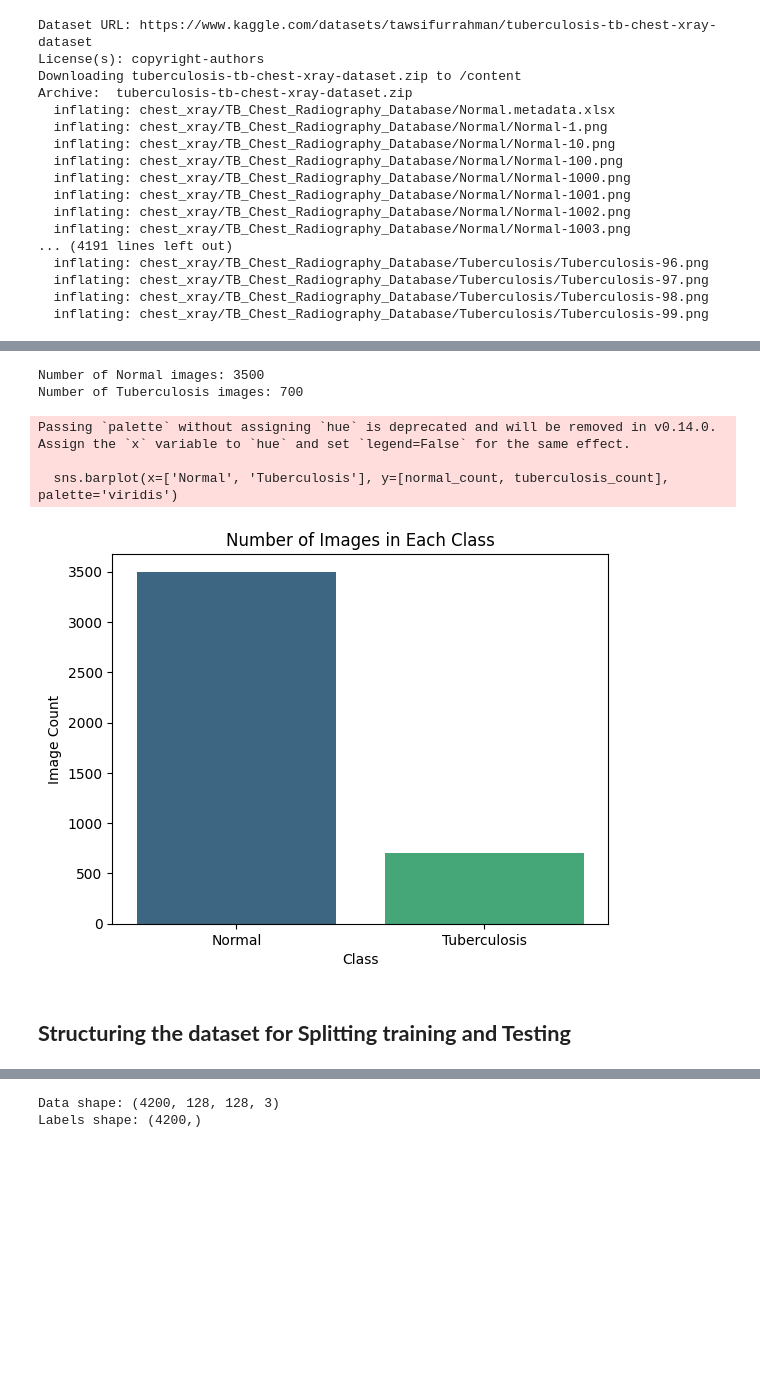
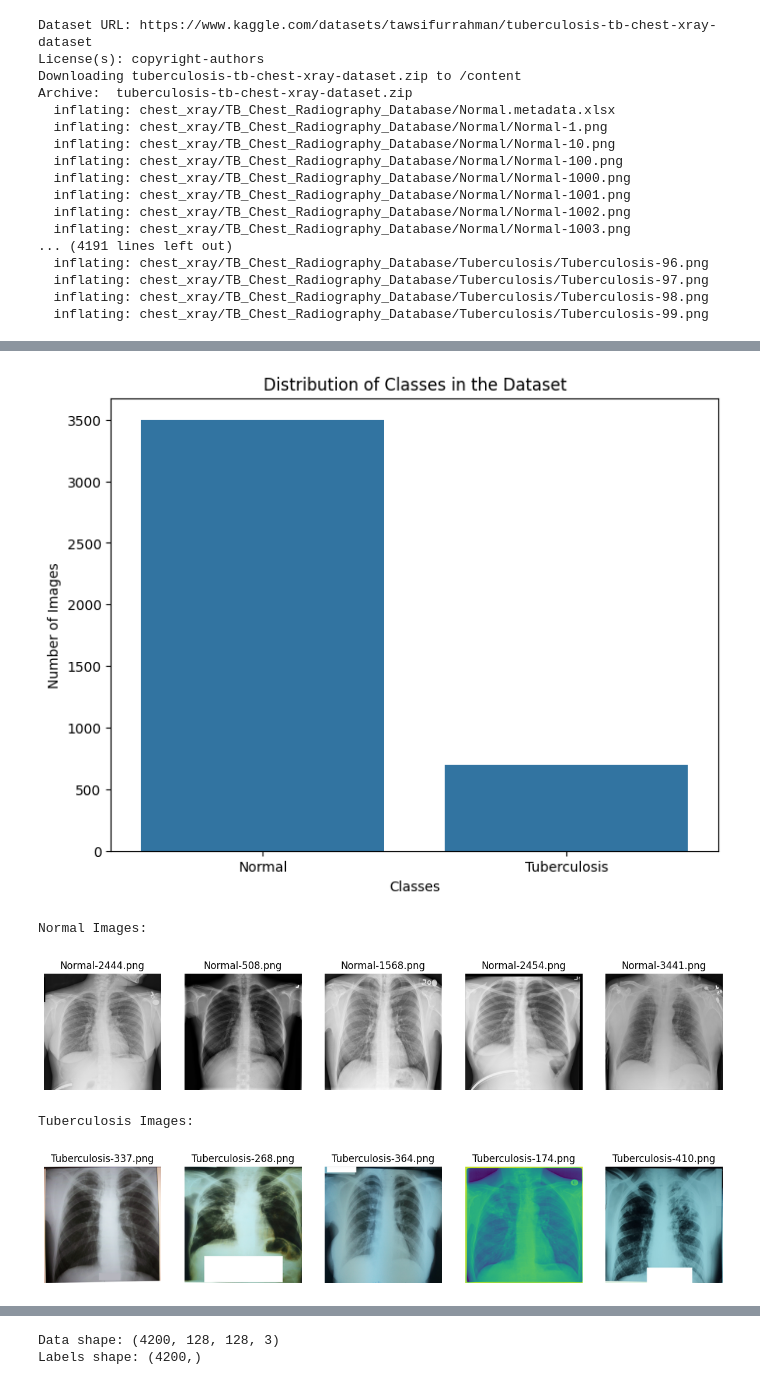
Before and after one commit to Mehwishwajid/ResearchProject, a Jupyter notebook: CodeFile.ipynb, the cells around one changed output, grey strips where cells are left out. Saved outputs shown, nothing was run; the diff lists cells and outputs as text; code cells hidden in the pictures; blank space fills up the shorter version.

```diff
--- a/CodeFile.ipynb
+++ b/CodeFile.ipynb
@@ -105,28 +72,0 @@ plot_sample_images()
-# %%
-
-
-# Function to plot image count for each class
-def plot_image_counts():
-    normal_count = len(os.listdir(normal_path))
-    tuberculosis_count = len(os.listdir(tuberculosis_path))
-
-    # Print the count of images in each class
-    print(f"Number of Normal images: {normal_count}")
-    print(f"Number of Tuberculosis images: {tuberculosis_count}")
-
-    # Plot count of images in each class
-    sns.barplot(x=['Normal', 'Tuberculosis'], y=[normal_count, tuberculosis_count], palette='viridis')
-    plt.title('Number of Images in Each Class')
-    plt.xlabel('Class')
-    plt.ylabel('Image Count')
-    plt.show()
-# Call the functions
-
-plot_image_counts()
-# %% [output]
-Number of Normal images: 3500
-Number of Tuberculosis images: 700
-Passing `palette` without assigning `hue` is deprecated and will be removed in v0.14.0. Assign the `x` variable to `hue` and set `legend=False` for the same effect.
-
-  sns.barplot(x=['Normal', 'Tuberculosis'], y=[normal_count, tuberculosis_count], palette='viridis')
-[figure, removed]
@@ -135,2 +73,43 @@ from PIL import Image
-# %% [markdown]
-## **Structuring the dataset for Splitting training and Testing**
+# %%
+
+# Count the number of images in each class
+normal_count = len(os.listdir(normal_path))
+tuberculosis_count = len(os.listdir(tuberculosis_path))
+
+# Create a bar plot
+classes = ['Normal', 'Tuberculosis']
+counts = [normal_count, tuberculosis_count]
+
+plt.figure(figsize=(8, 6))
+sns.barplot(x=classes, y=counts)
+plt.title('Distribution of Classes in the Dataset')
+plt.xlabel('Classes')
+plt.ylabel('Number of Images')
+plt.show()
+
+# Example to display random images from each class (optional)
+def display_random_images(path, num_images=5):
+  images = os.listdir(path)
+  random_images = random.sample(images, num_images)
+  plt.figure(figsize=(15, 5))
+
+  for i, image_name in enumerate(random_images):
+      image_path = os.path.join(path, image_name)
+      img = plt.imread(image_path)
+      plt.subplot(1, num_images, i + 1)
+      plt.imshow(img)
+      plt.title(image_name)
+      plt.axis('off')
+
+  plt.show()
+
+print("Normal Images:")
+display_random_images(normal_path)
+print("Tuberculosis Images:")
+display_random_images(tuberculosis_path)
+# %% [output]
+[figure, added]
+Normal Images:
+[figure, added]
+Tuberculosis Images:
+[figure, added]
```
Also changed, not shown: parts of 87 cells of this notebook.
